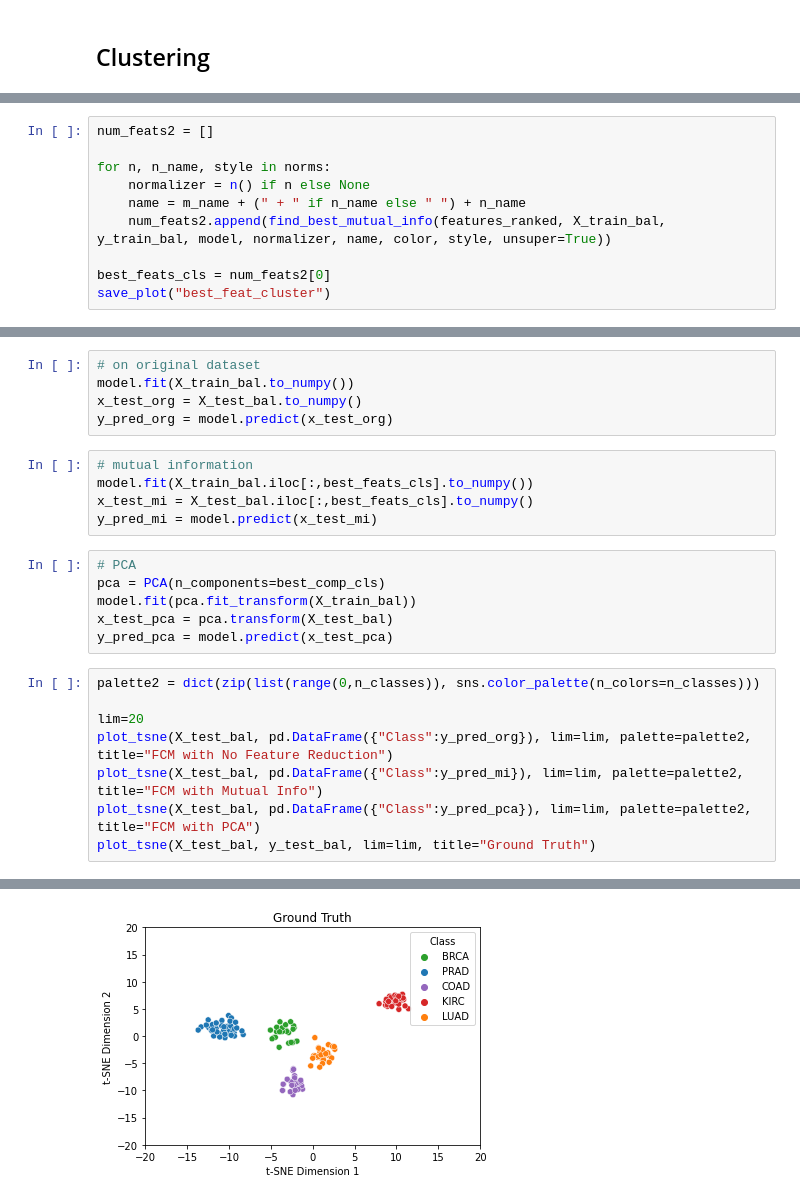
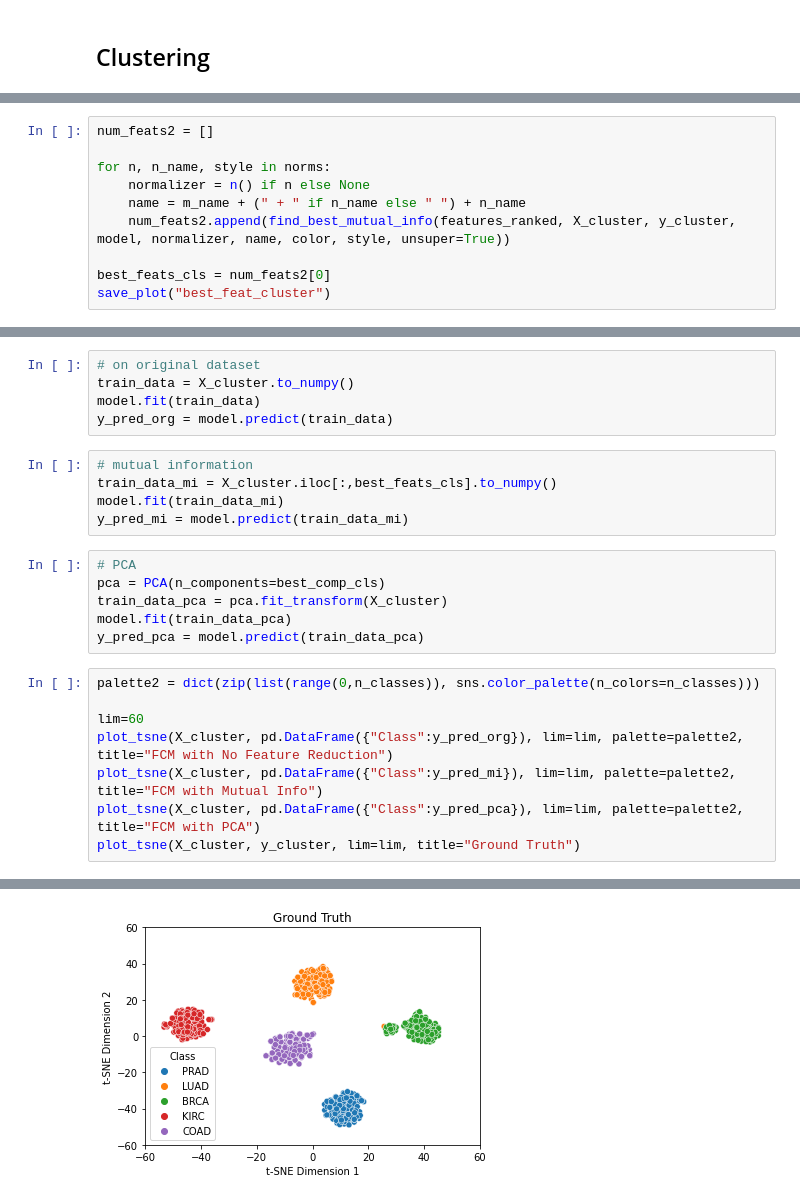
Before and after one commit to alina-dima/PR-for-AI, a Jupyter notebook: Assignment 2/Genes/genes.ipynb, the cells around one changed output, grey strips where cells are left out. Cells and saved outputs as stored; diff of their text form.

```diff
--- a/Assignment 2/Genes/genes.ipynb
+++ b/Assignment 2/Genes/genes.ipynb
@@ -424,7 +421,7 @@ num_feats2 = []
 for n, n_name, style in norms:
     normalizer = n() if n else None
     name = m_name + (" + " if n_name else " ") + n_name
-    num_feats2.append(find_best_mutual_info(features_ranked, X_train_bal, y_train_bal, model, normalizer, name, color, style, unsuper=True))
+    num_feats2.append(find_best_mutual_info(features_ranked, X_cluster, y_cluster, model, normalizer, name, color, style, unsuper=True))
 
 best_feats_cls = num_feats2[0]
 save_plot("best_feat_cluster")
@@ -433,25 +430,25 @@ save_plot("best_feat_cluster")
 # %%
 # on original dataset
-model.fit(X_train_bal.to_numpy())
-x_test_org = X_test_bal.to_numpy()
-y_pred_org = model.predict(x_test_org)
+train_data = X_cluster.to_numpy()
+model.fit(train_data)
+y_pred_org = model.predict(train_data)
 # %%
 # mutual information
-model.fit(X_train_bal.iloc[:,best_feats_cls].to_numpy())
-x_test_mi = X_test_bal.iloc[:,best_feats_cls].to_numpy()
-y_pred_mi = model.predict(x_test_mi)
+train_data_mi = X_cluster.iloc[:,best_feats_cls].to_numpy()
+model.fit(train_data_mi)
+y_pred_mi = model.predict(train_data_mi)
 # %%
 # PCA
 pca = PCA(n_components=best_comp_cls)
-model.fit(pca.fit_transform(X_train_bal))
-x_test_pca = pca.transform(X_test_bal)
-y_pred_pca = model.predict(x_test_pca)
+train_data_pca = pca.fit_transform(X_cluster)
+model.fit(train_data_pca)
+y_pred_pca = model.predict(train_data_pca)
 # %%
 palette2 = dict(zip(list(range(0,n_classes)), sns.color_palette(n_colors=n_classes)))
 
-lim=20
-plot_tsne(X_test_bal, pd.DataFrame({"Class":y_pred_org}), lim=lim, palette=palette2, title="FCM with No Feature Reduction")
-plot_tsne(X_test_bal, pd.DataFrame({"Class":y_pred_mi}), lim=lim, palette=palette2, title="FCM with Mutual Info")
-plot_tsne(X_test_bal, pd.DataFrame({"Class":y_pred_pca}), lim=lim, palette=palette2, title="FCM with PCA")
-plot_tsne(X_test_bal, y_test_bal, lim=lim, title="Ground Truth")
+lim=60
+plot_tsne(X_cluster, pd.DataFrame({"Class":y_pred_org}), lim=lim, palette=palette2, title="FCM with No Feature Reduction")
+plot_tsne(X_cluster, pd.DataFrame({"Class":y_pred_mi}), lim=lim, palette=palette2, title="FCM with Mutual Info")
+plot_tsne(X_cluster, pd.DataFrame({"Class":y_pred_pca}), lim=lim, palette=palette2, title="FCM with PCA")
+plot_tsne(X_cluster, y_cluster, lim=lim, title="Ground Truth")
 # %% [output]
@@ -461,2 +458,2 @@ plot_tsne(X_test_bal, y_test_bal, lim=lim, title="Ground Truth")
-[figure, old version]
+[figure, new version]
 # %%
```
Also changed, not shown: parts of 26 cells of this notebook.
